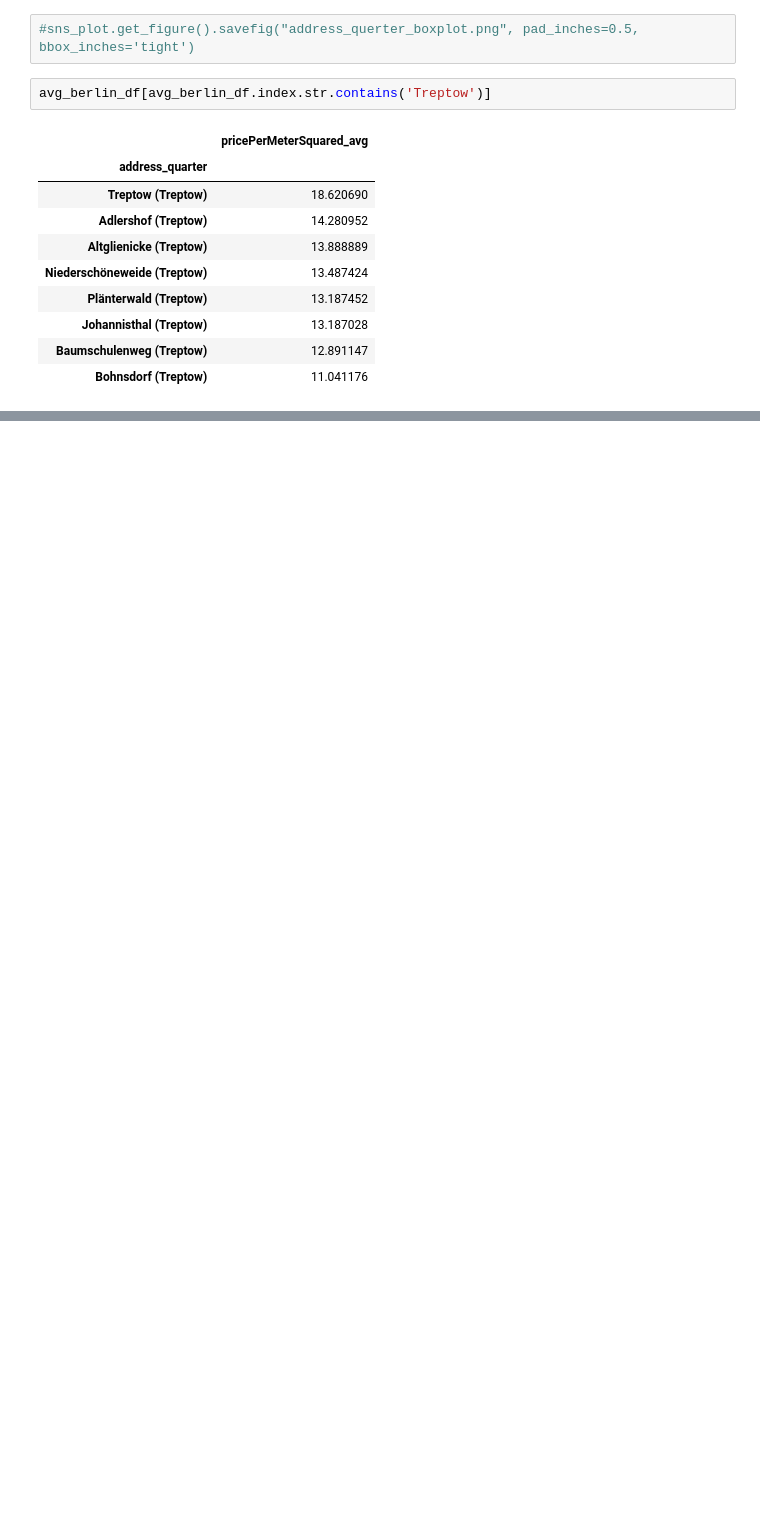
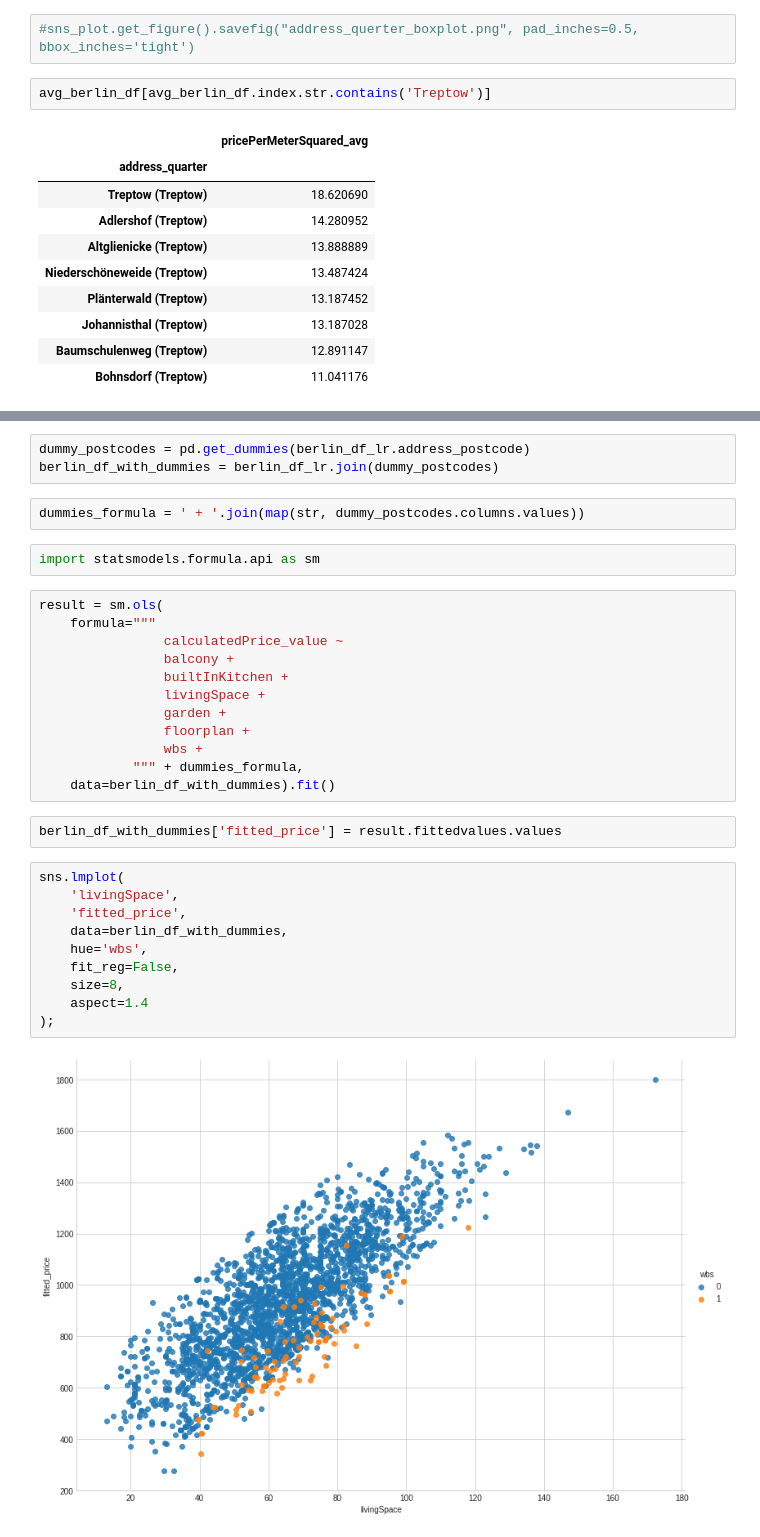
Before and after one commit to shimshir/ds, a Jupyter notebook: is24/is24analisis.ipynb, the cells around one changed output, grey strips where cells are left out. Cells and saved outputs as stored; diff of their text form; blank space fills up the shorter version.

```diff
--- a/is24/is24analisis.ipynb
+++ b/is24/is24analisis.ipynb
@@ -91,0 +150,33 @@ avg_berlin_df[avg_berlin_df.index.str.contains('Treptow')]
+# %%
+dummy_postcodes = pd.get_dummies(berlin_df_lr.address_postcode)
+berlin_df_with_dummies = berlin_df_lr.join(dummy_postcodes)
+# %%
+dummies_formula = ' + '.join(map(str, dummy_postcodes.columns.values))
+# %%
+import statsmodels.formula.api as sm
+# %%
+result = sm.ols(
+    formula="""
+                calculatedPrice_value ~
+                balcony +
+                builtInKitchen +
+                livingSpace +
+                garden +
+                floorplan +
+                wbs +
+            """ + dummies_formula,
+    data=berlin_df_with_dummies).fit()
+# %%
+berlin_df_with_dummies['fitted_price'] = result.fittedvalues.values
+# %%
+sns.lmplot(
+    'livingSpace',
+    'fitted_price',
+    data=berlin_df_with_dummies,
+    hue='wbs',
+    fit_reg=False,
+    size=8,
+    aspect=1.4
+);
+# %% [output]
+[figure, added]
```
Also changed, not shown: parts of 10 cells of this notebook.
